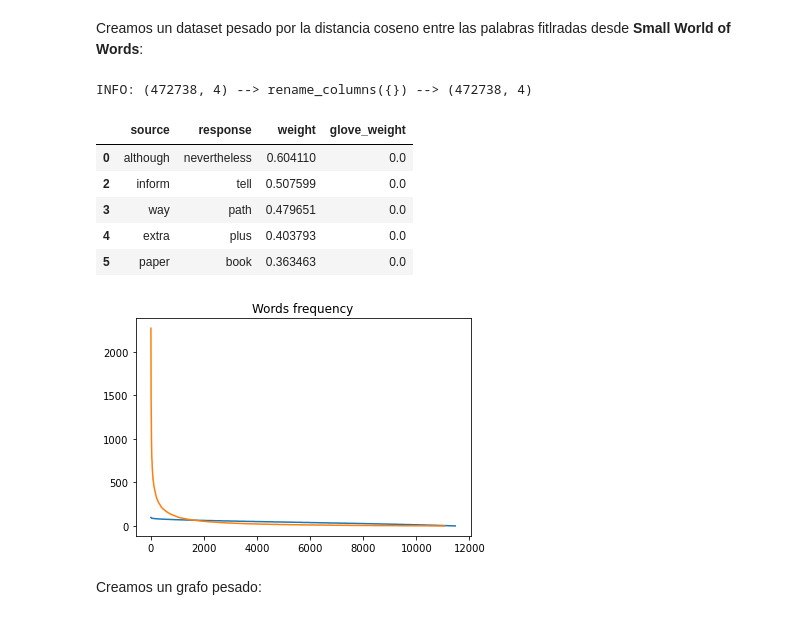
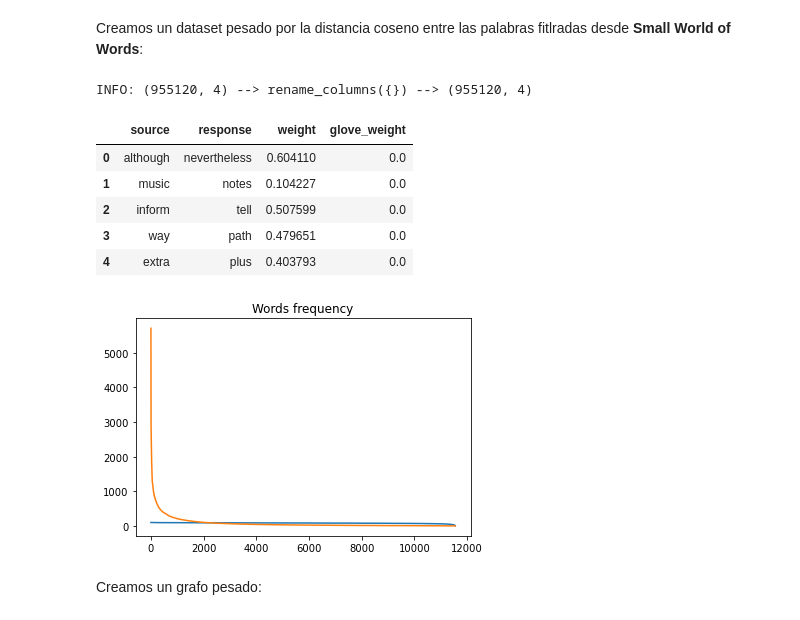
Before and after one commit to magistery-tps/dm-cyt-tp2, a Jupyter notebook: notebooks/tp2.ipynb, the cells around one changed output. Cells and saved outputs as stored; diff of their text form; code cells hidden in the pictures.

```diff
--- a/notebooks/tp2.ipynb
+++ b/notebooks/tp2.ipynb
@@ -321,21 +319,21 @@ weight_type = 'google'
 
 weight_column = '{}_weight'.format(weight_type)
 # %%
-weithed_graph_dataset = dataset[dataset[weight_column] > 0.3] \
+weithed_graph_dataset = dataset[dataset[weight_column] > 0] \
     .pipe(rename_columns, {weight_column: 'weight'}) \
     .pipe(plot_frequency, column = 'source') \
     .pipe(plot_frequency, column = 'response')
 
 weithed_graph_dataset.head()
 # %% [output]
-INFO: (472738, 4) --> rename_columns({}) --> (472738, 4)
+INFO: (955120, 4) --> rename_columns({}) --> (955120, 4)
 |  | source | response | weight | glove_weight |
 | 0 | although | nevertheless | 0.604110 | 0.0 |
+| 1 | music | notes | 0.104227 | 0.0 |
 | 2 | inform | tell | 0.507599 | 0.0 |
 | 3 | way | path | 0.479651 | 0.0 |
 | 4 | extra | plus | 0.403793 | 0.0 |
-| 5 | paper | book | 0.363463 | 0.0 |
-[figure, old version]
+[figure, new version]
 # %% [markdown]
 Creamos un grafo pesado:
 # %%
```
Also changed, not shown: parts of 11 cells of this notebook, 2 other files.
